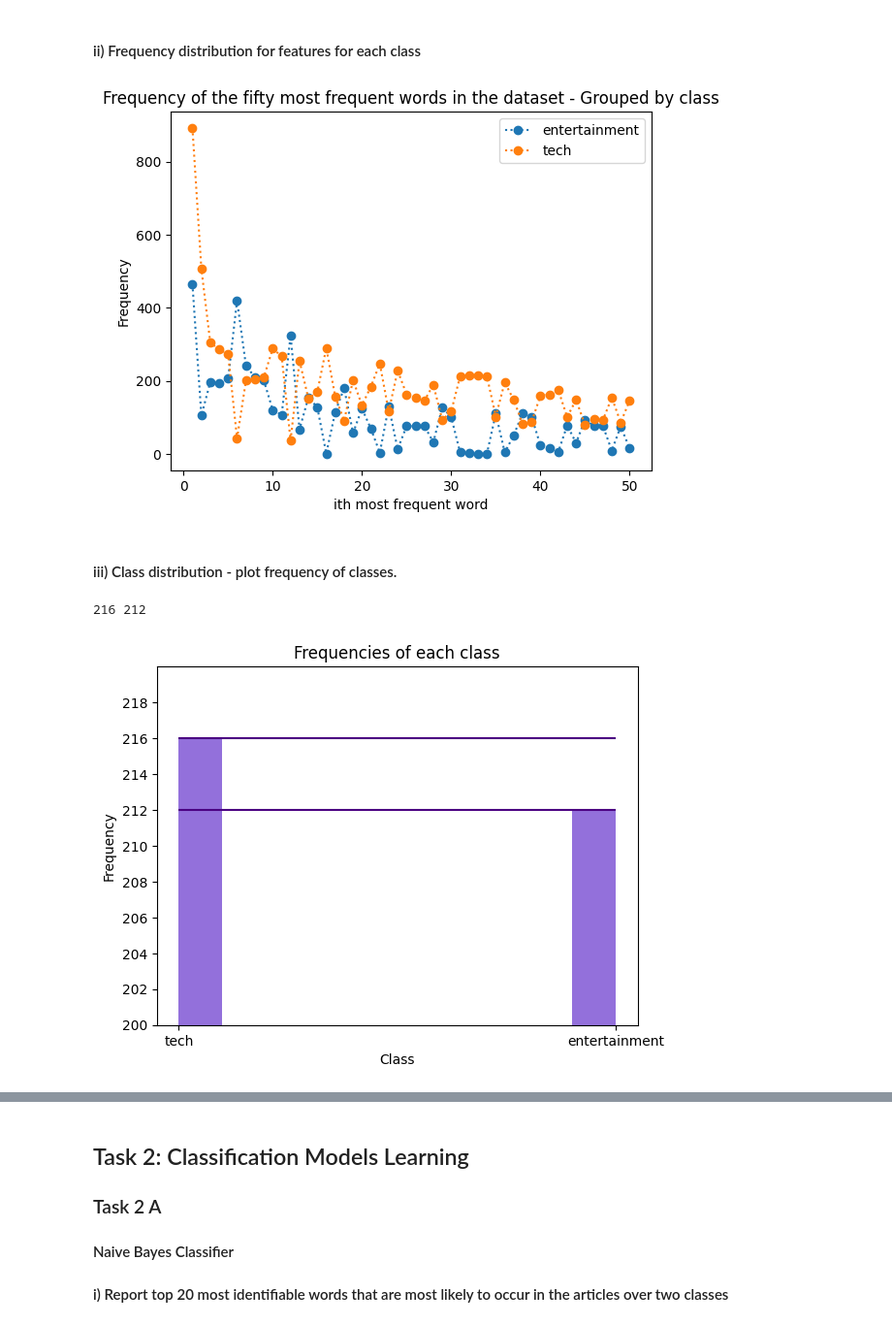
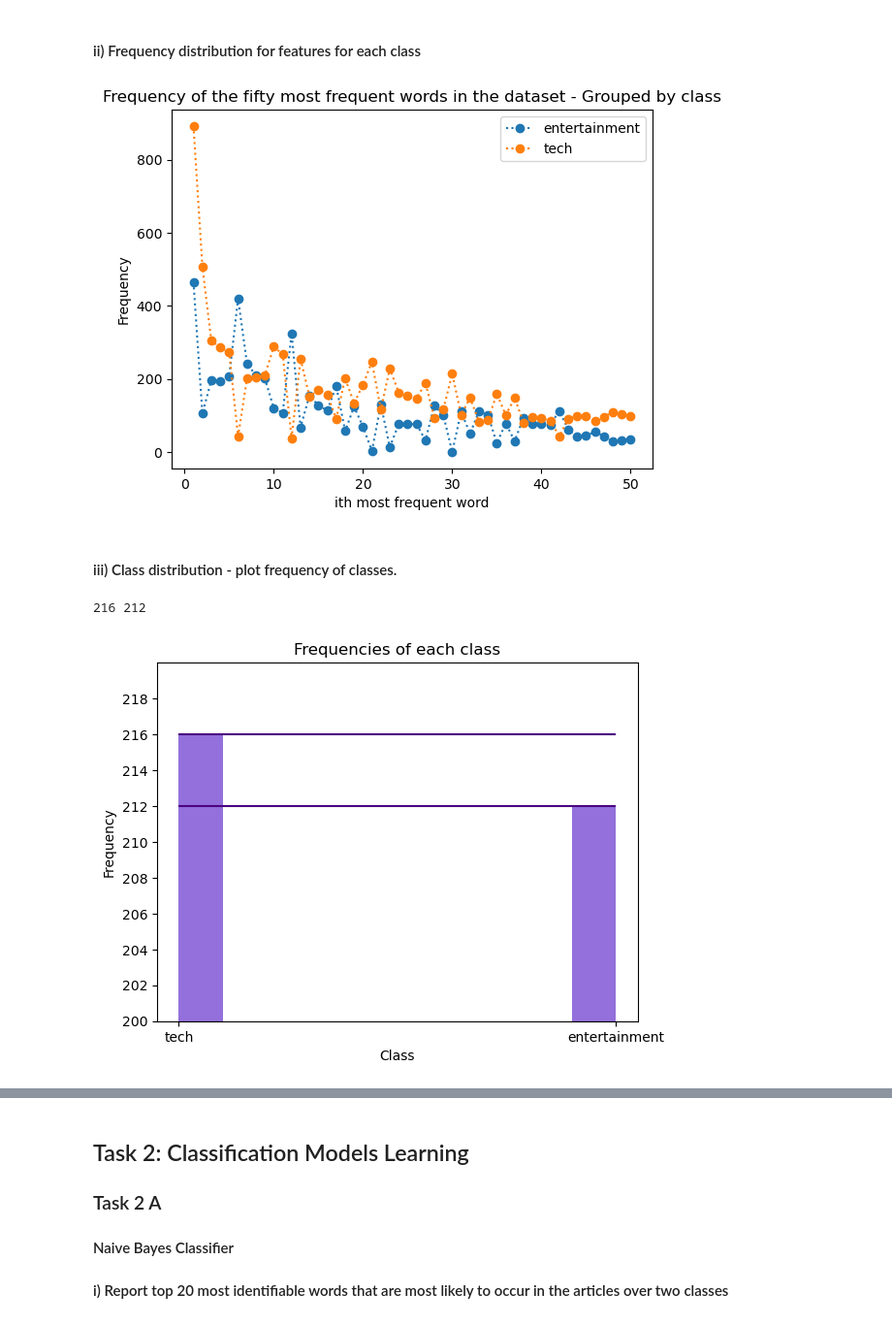
Before and after one commit to Compsci361-Group31/COMPSCI361-Assignment3, a Jupyter notebook: AS03.ipynb, the cells around one changed output, grey strips where cells are left out. Shown: that part at 97% size. Cells and saved outputs as stored; diff of their text form; code cells hidden in the pictures.

```diff
--- a/AS03.ipynb
+++ b/AS03.ipynb
@@ -11,17 +11,17 @@ from matplotlib import pyplot as plt    #For plotting.
 train_df = pd.read_csv("train.csv")            #Can include stop words here
 
 def extract_features(fitting_var):
-    cv_all_articles = CountVectorizer()
+    cv_all_articles = CountVectorizer(min_df=0.20)
     cv_all_articles.fit(fitting_var)
     vec = cv_all_articles.transform(fitting_var)
     matrix = vec.toarray()              #Each row an article, each column a word.
     word_bank = cv_all_articles.get_feature_names_out()
     frequencies = matrix.sum(axis=0)    #Each column represents the frequency of a word in our articles
-    return matrix, word_bank, frequencies
+    return matrix, word_bank, frequencies, cv_all_articles
 
 
-class_vector = train_df["Category"].to_numpy()
-unique_classes = np.unique(class_vector)
+y = train_df["Category"].to_numpy()
+unique_classes = np.unique(y)
 print("Unique classes:", unique_classes)
 
 # print(matrix)
@@ -35,14 +35,14 @@ Unique classes: ['entertainment' 'tech']
 # %%
 # Now get five example articles (Q1 a))
 
-whole_matrix, whole_word_bank, whole_frequencies = extract_features(train_df['Text'])
+X, whole_word_bank, whole_frequencies, cv = extract_features(train_df['Text'])
 
-print("Number of articles: ", whole_matrix.shape[0])
-print("Number of features: ", whole_matrix.shape[1])
+print("Number of articles: ", X.shape[0])
+print("Number of features: ", X.shape[1])
 
 for i in range(5):
-    matrix, word_bank, frequencies = extract_features([train_df['Text'][i]])
-    print(f"Article: {i+1} has features \n{word_bank}\n\n")
-    print(word_bank.size)
+    matrix, word_bank, frequencies, vectoriser = extract_features([train_df['Text'][i]])
+    print(f"Article: {i+1} has features \n{word_bank}")
+    print(f"{word_bank.size}\n\n")
 # %% [output]
 Number of articles:  428
@@ -110,34 +110,34 @@ Rank. word: frequency
 # %%
 # code for task 1 b/ii
 # Assuming this is using the above words, and getting their frequencies for each class
 
 
 
 # Get the frequencies of the top 50 features for each class
 
 plt.plot()
 
 for class_name in unique_classes:
     #Get indices (Rows) of the matrix which corresonds to current class
-    class_indices = np.where(class_vector == class_name)[0]
+    class_indices = np.where(y == class_name)[0]
     #Now get the frequencies of the top 50 features for this class
-    class_frequencies_ii = whole_matrix[class_indices][:, indices_50].sum(axis=0) # Sum the frequencies of the correct rows and columns
+    class_frequencies_ii = X[class_indices][:, indices_50].sum(axis=0) # Sum the frequencies of the correct rows and columns
     plt.plot([i+1 for i in range(50)], class_frequencies_ii, linestyle=':', marker='o', label=class_name)
 
 plt.xlabel('ith most frequent word')
 plt.ylabel("Frequency")
 # plt.plot([i+1 for i in range(50)], top_50_feature_frequencies, linestyle = ':', marker='o', color="r", alpha=0.4, label="Data Point") Overlay plot i)
 plt.legend()
 plt.title("Frequency of the fifty most frequent words in the dataset - Grouped by class")
 plt.show()
 # %% [output]
-[figure, old version]
+[figure, new version]
 # %% [markdown]
 #### iii) Class distribution - plot frequency of classes.
 # %%
 # code for task 1 b/iii
-plt.hist(class_vector, color="mediumpurple")
-print(np.count_nonzero(class_vector[class_vector == "tech"]), np.count_nonzero(class_vector[class_vector == "entertainment"]))
+plt.hist(y, color="mediumpurple")
+print(np.count_nonzero(y[y == "tech"]), np.count_nonzero(y[y == "entertainment"]))
 plt.xlabel("Class")
 plt.ylabel("Frequency")
 plt.title("Frequencies of each class")
@@ -148,4 +148,4 @@ plt.hlines(212, xmin=0, xmax=1, colors="indigo")
 plt.show()
 # %% [output]
 216 212
-[figure, old version]
+[figure, new version]
```
Also changed, not shown: parts of 5 cells of this notebook.
